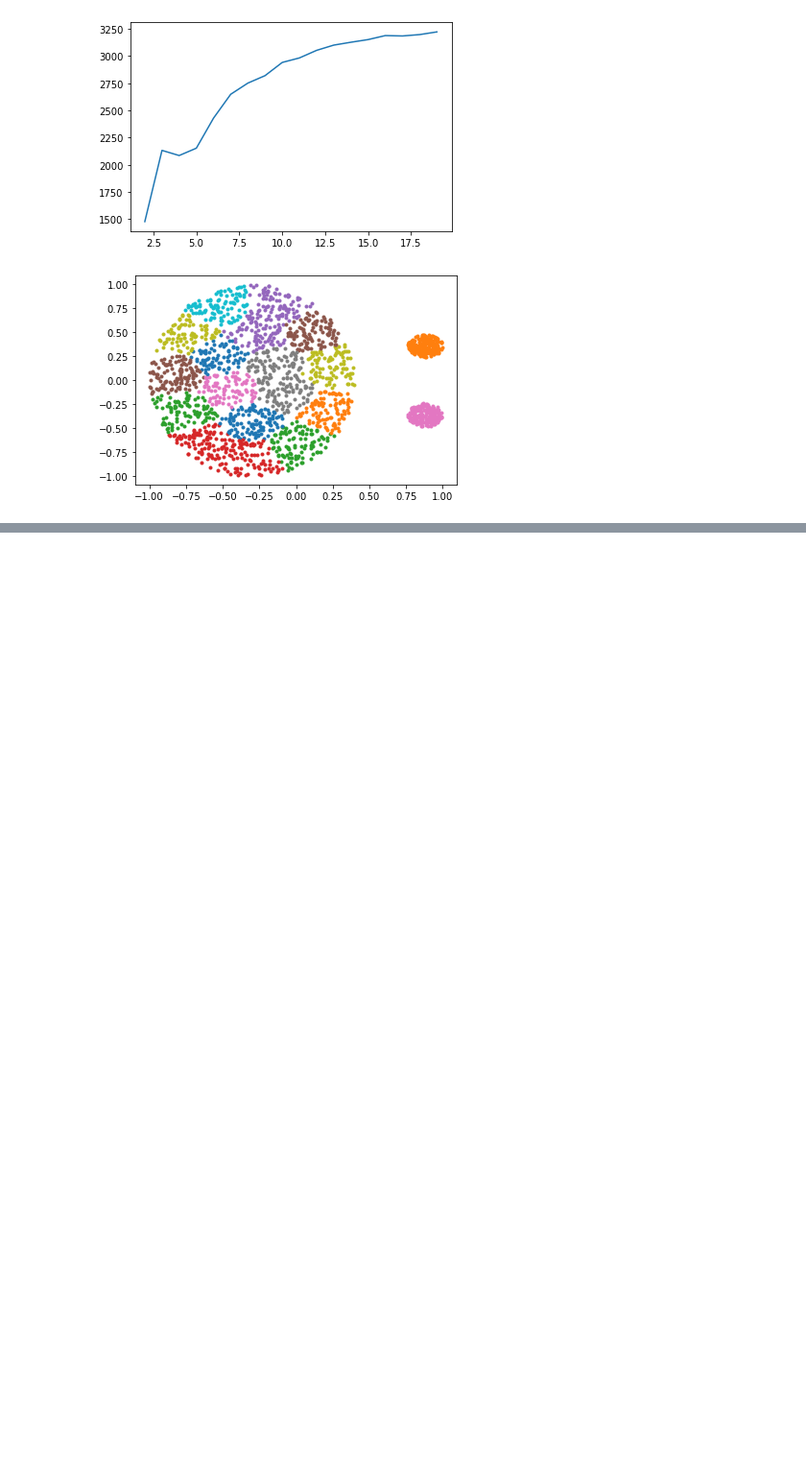
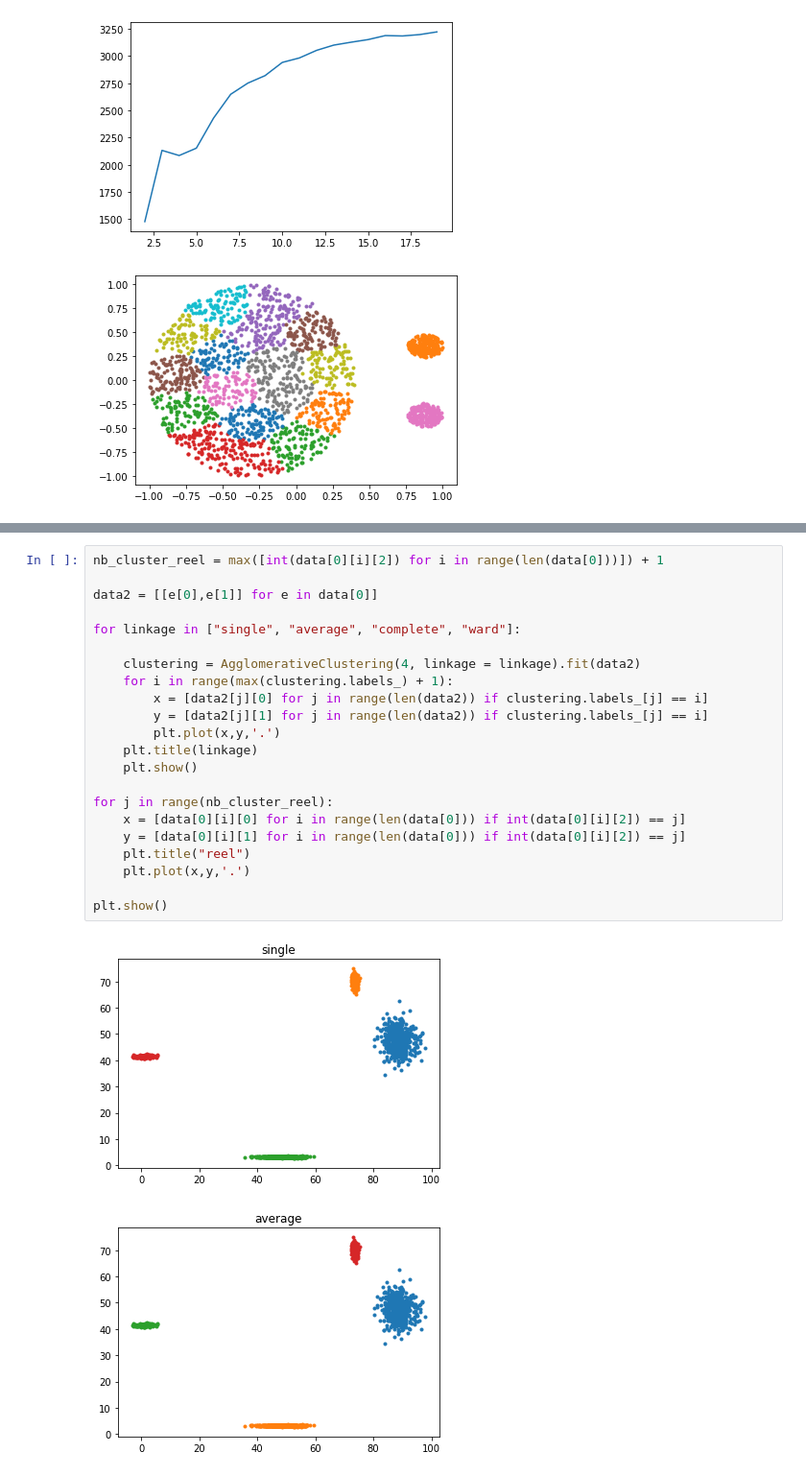
Before and after one commit to MarinoBenassai/TP-Clustering, a Jupyter notebook: TP-Clustering.ipynb, the cells around one changed output, grey strips where cells are left out. Shown: that part at 96% size. Cells and saved outputs as stored; diff of their text form; blank space fills up the shorter version.

```diff
--- a/TP-Clustering.ipynb
+++ b/TP-Clustering.ipynb
@@ -137,0 +140,25 @@ Temps écoulé :0.5614674091339111s
+# %%
+nb_cluster_reel = max([int(data[0][i][2]) for i in range(len(data[0]))]) + 1
+
+data2 = [[e[0],e[1]] for e in data[0]]
+
+for linkage in ["single", "average", "complete", "ward"]:
+
+    clustering = AgglomerativeClustering(4, linkage = linkage).fit(data2)
+    for i in range(max(clustering.labels_) + 1):
+        x = [data2[j][0] for j in range(len(data2)) if clustering.labels_[j] == i]
+        y = [data2[j][1] for j in range(len(data2)) if clustering.labels_[j] == i]
+        plt.plot(x,y,'.')
+    plt.title(linkage)
+    plt.show()
+
+for j in range(nb_cluster_reel):
+    x = [data[0][i][0] for i in range(len(data[0])) if int(data[0][i][2]) == j]
+    y = [data[0][i][1] for i in range(len(data[0])) if int(data[0][i][2]) == j]
+    plt.title("reel")
+    plt.plot(x,y,'.')
+
+plt.show()
+# %% [output]
+[figure, added]
+[figure, added]
```
Also changed, not shown: parts of 7 cells of this notebook.
